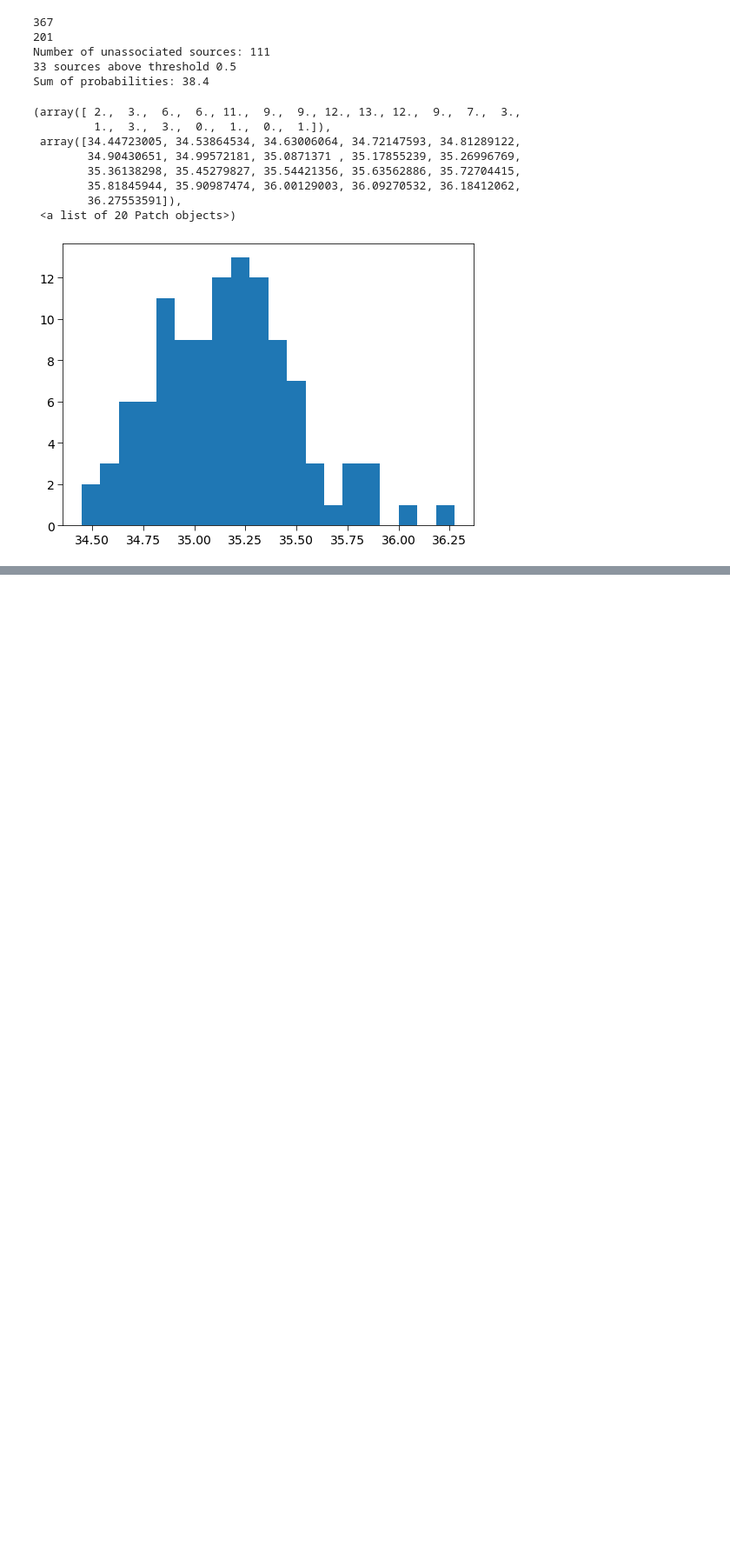
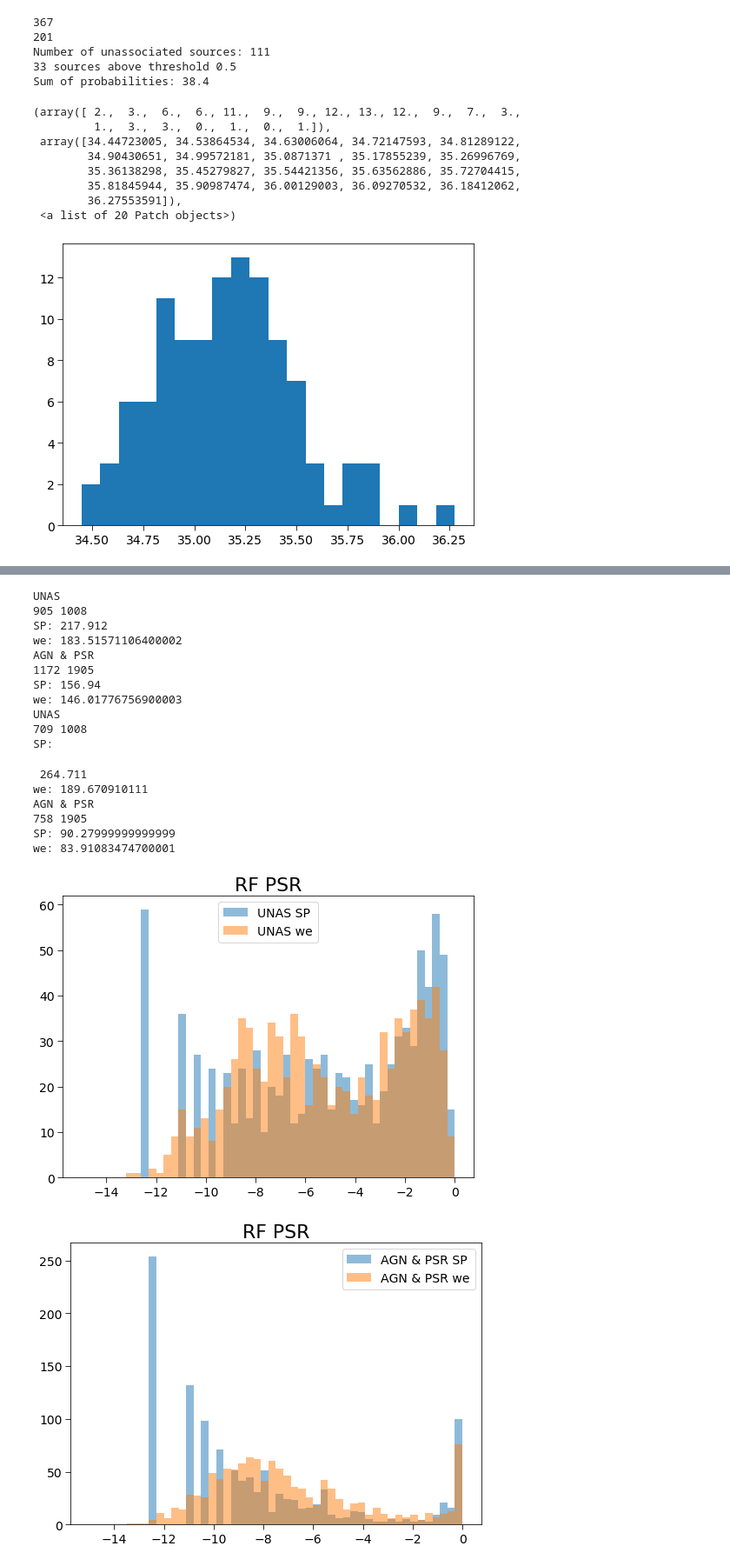
Before and after one commit to aakashbhat/Fermi-LAT, a Jupyter notebook: py_dima/acccuracy_vs_glat.ipynb, the cells around one changed output, grey strips where cells are left out. Shown at 87% size. Cells and saved outputs as stored; diff of their text form; code cells hidden in the pictures; blank space fills up the shorter version.

```diff
--- a/py_dima/acccuracy_vs_glat.ipynb
+++ b/py_dima/acccuracy_vs_glat.ipynb
@@ -678,0 +697,39 @@ pyplot.hist(np.log10(Elums), bins=20)
+# %%
+vmin = -15.
+vmax = 0.
+for alg in ['RF', 'LR']:
+    for pop in ['UNAS', 'AGN & PSR']:
+        pyplot.figure()
+        print(pop)
+        vals_SP = 2 * np.log(pcat_SP['%s_P' % alg][masks[pop]])
+        vals_we = 2 * np.log(cat_df['PSR_%s' % alg][masks[pop]])
+        mask = (vals_SP < vmax) & (vals_SP > vmin) & (vals_we < vmax) & (vals_we > vmin)
+        print(sum(mask), len(mask))
+        print('SP:', np.sum(pcat_SP['%s_P' % alg][masks[pop] & mask]))
+        print('we:', np.sum(cat_df['PSR_%s' % alg][masks[pop] & mask]))
+        hst = pyplot.hist(vals_SP[mask], bins=np.linspace(vmin, vmax, 51), alpha = 0.5,
+                          label=pop + ' SP')
+        hst = pyplot.hist(vals_we[mask], bins=np.linspace(vmin, vmax, 51), alpha = 0.5,
+                          label=pop + ' we')
+        pyplot.legend()
+        pyplot.title(alg + ' PSR')
+# %% [output]
+UNAS
+905 1008
+SP: 217.912
+we: 183.51571106400002
+AGN & PSR
+1172 1905
+SP: 156.94
+we: 146.01776756900003
+UNAS
+709 1008
+SP:
+ 264.711
+we: 189.670910111
+AGN & PSR
+758 1905
+SP: 90.27999999999999
+we: 83.91083474700001
+[figure, added]
+[figure, added]
```
Also changed, not shown: parts of 7 cells of this notebook, 36 other files.
